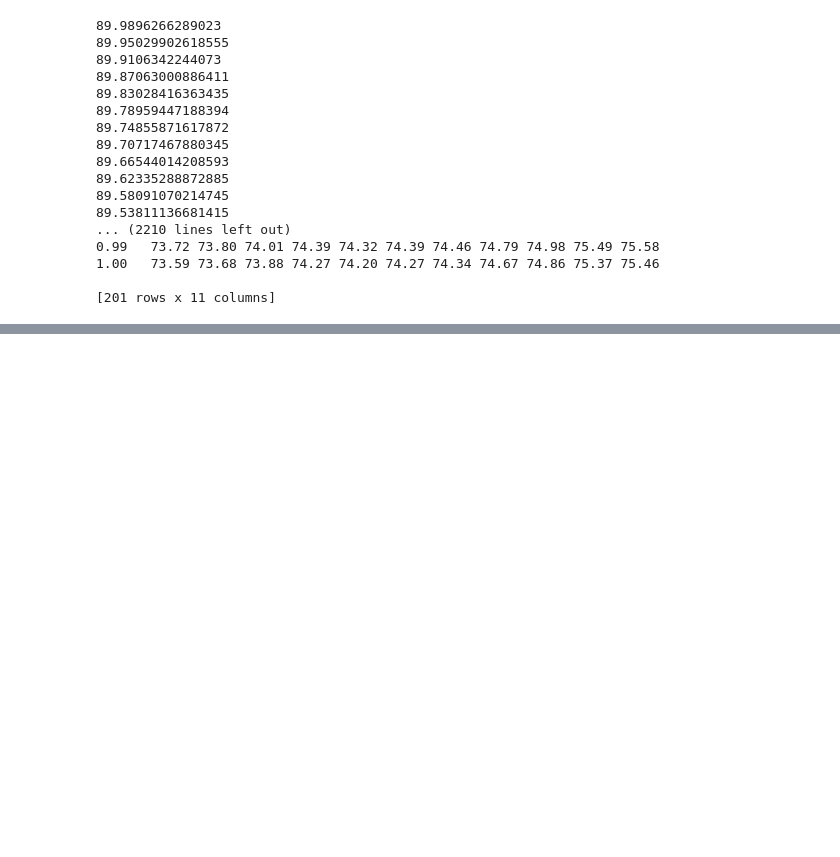
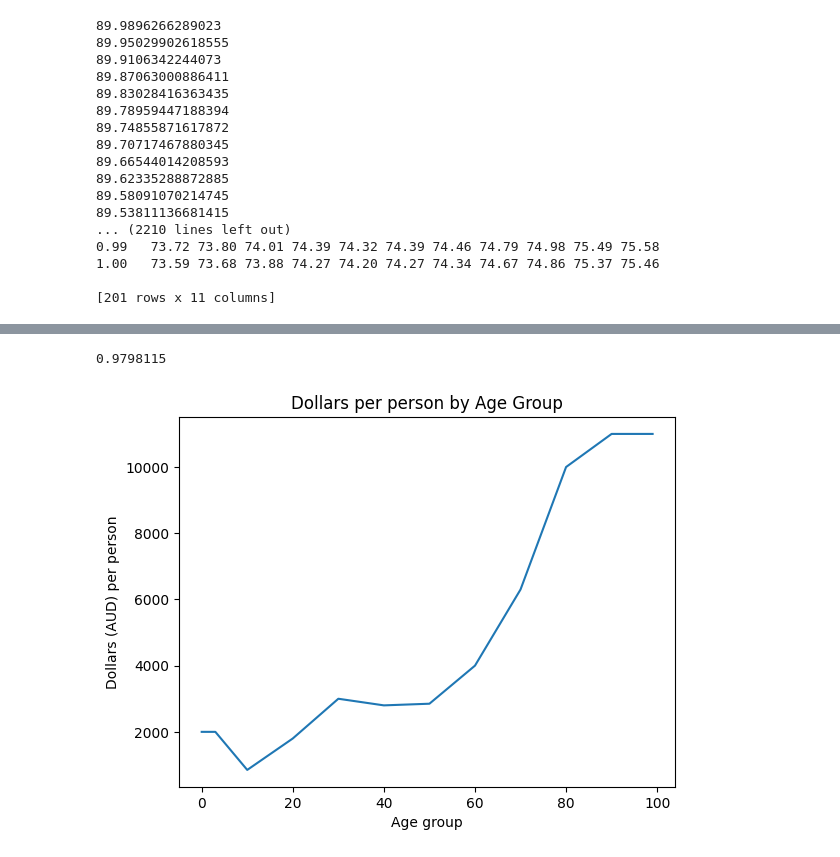
Before and after one commit to LyuLingfeng95/PhDProject1, a Jupyter notebook: Project2_mortality.ipynb, the cells around one changed output, grey strips where cells are left out. Drawn from its saved outputs; the diff is of its cells as text; code cells hidden in the pictures; blank space fills up the shorter version.

```diff
--- a/Project2_mortality.ipynb
+++ b/Project2_mortality.ipynb
@@ -1108,0 +1066,25 @@ top_six_sa4
+# %%
+average_pixel_value
+# %% [output]
+0.9798115
+# %%
+age_groups = [3, 10, 20, 30, 40, 50, 60, 70, 80, 90]
+
+# Define the dollar values per person
+dollar_values = [2000, 850, 1800, 3000, 2800, 2850, 4000, 6300, 10000, 11000]
+
+# Create the DataFrame
+df = pd.DataFrame({'Age group': age_groups, '2008-2009': dollar_values})
+
+new_age_groups = np.arange(0, 100)
+new_dollar_values = np.interp(new_age_groups, df['Age group'], df['2008-2009'])
+new_df = pd.DataFrame({'Age group': new_age_groups, '2008-2009': new_dollar_values})
+
+# Plot the interpolated data
+plt.plot(new_df['Age group'], new_df['2008-2009'])
+plt.xlabel('Age group')
+plt.ylabel('Dollars (AUD) per person')
+plt.title('Dollars per person by Age Group')
+plt.show()
+# %% [output]
+[figure, added]
```
Also changed, not shown: parts of 27 cells of this notebook, 13 other files.
